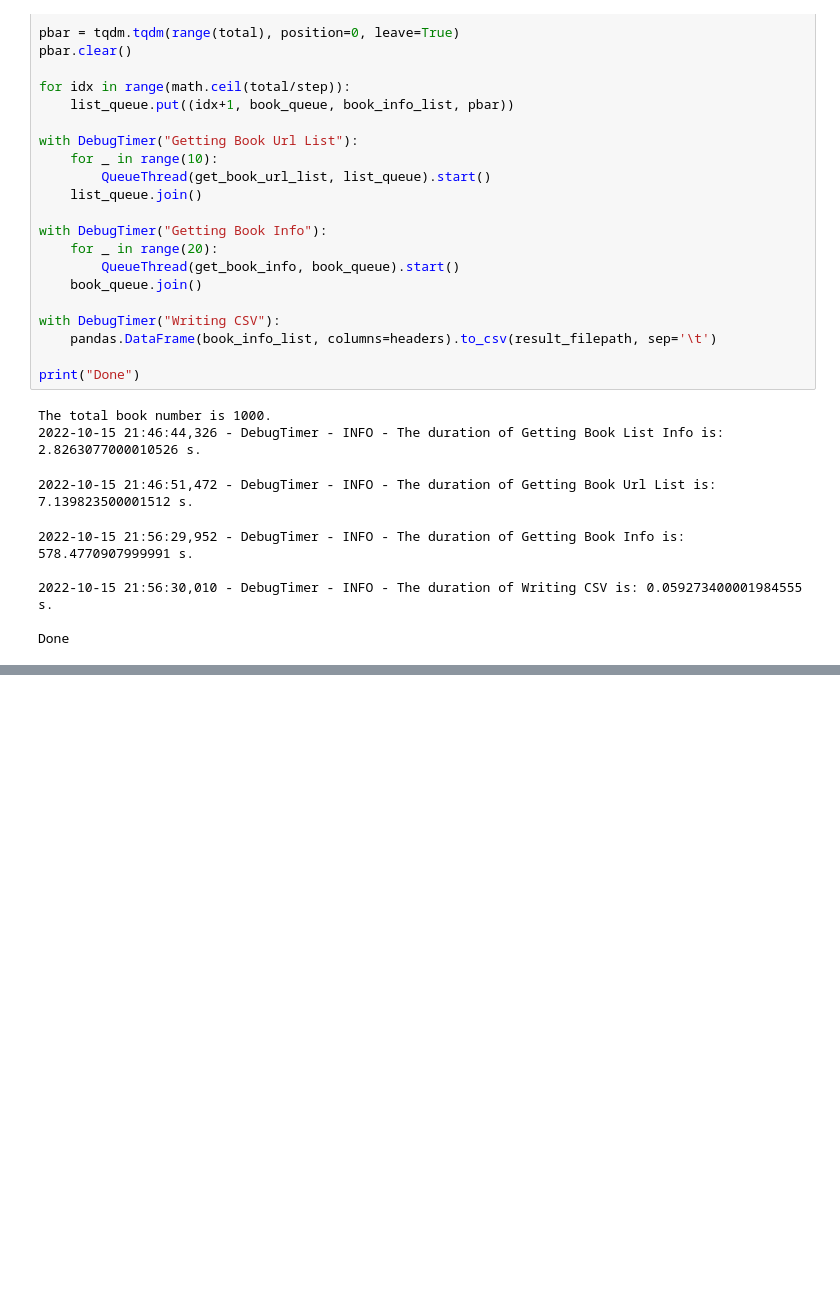
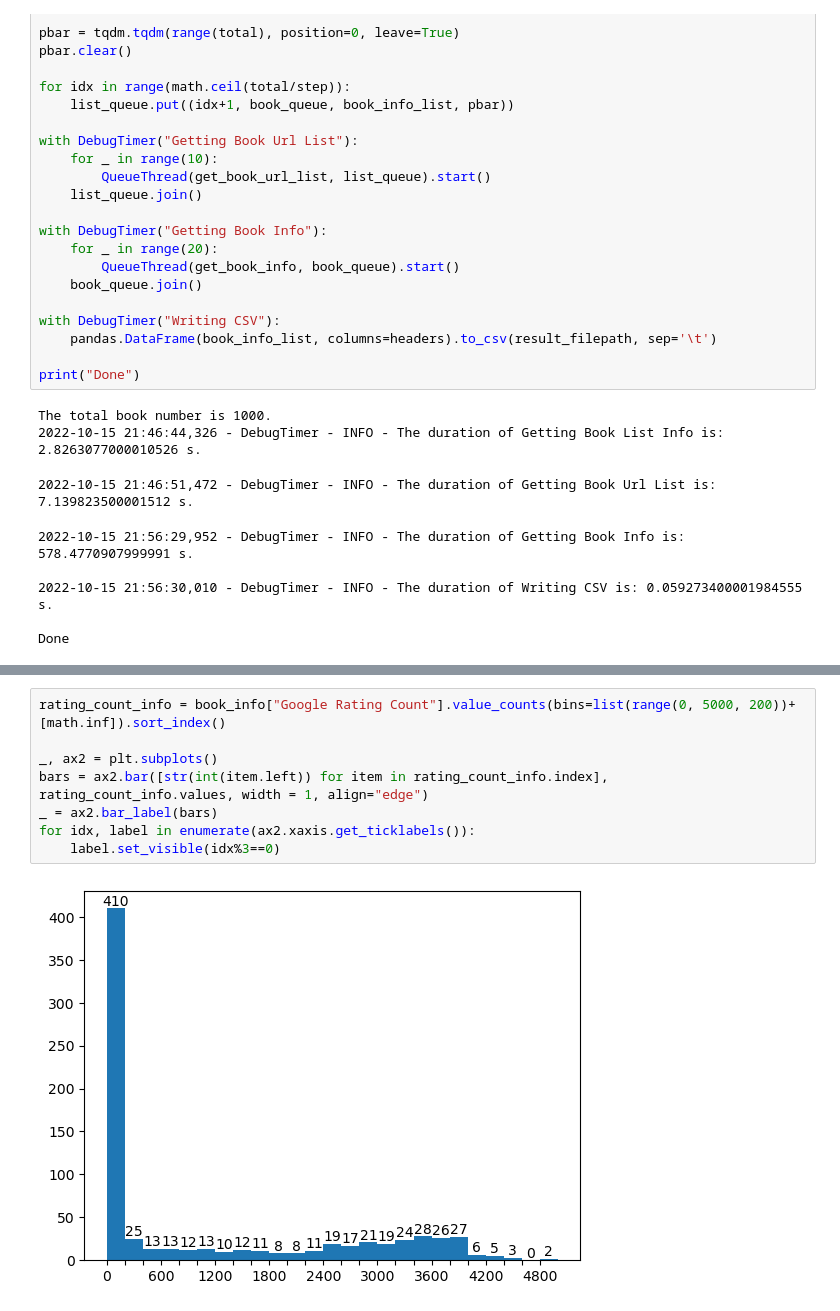
Before and after one commit to Zirui-Zhou/INT303_Web_Scraping_And_Data_Analysis, a Jupyter notebook: Zirui_Zhou+1927924.ipynb, the cells around one changed output, grey strips where cells are left out. Cells and saved outputs as stored; diff of their text form; blank space fills up the shorter version.

```diff
--- a/Zirui_Zhou+1927924.ipynb
+++ b/Zirui_Zhou+1927924.ipynb
@@ -487,0 +513,10 @@ Done
+# %%
+rating_count_info = book_info["Google Rating Count"].value_counts(bins=list(range(0, 5000, 200))+[math.inf]).sort_index()
+
+_, ax2 = plt.subplots()
+bars = ax2.bar([str(int(item.left)) for item in rating_count_info.index], rating_count_info.values, width = 1, align="edge")
+_ = ax2.bar_label(bars)
+for idx, label in enumerate(ax2.xaxis.get_ticklabels()):
+    label.set_visible(idx%3==0)
+# %% [output]
+[figure, added]
```
Also changed, not shown: parts of 7 cells of this notebook.
